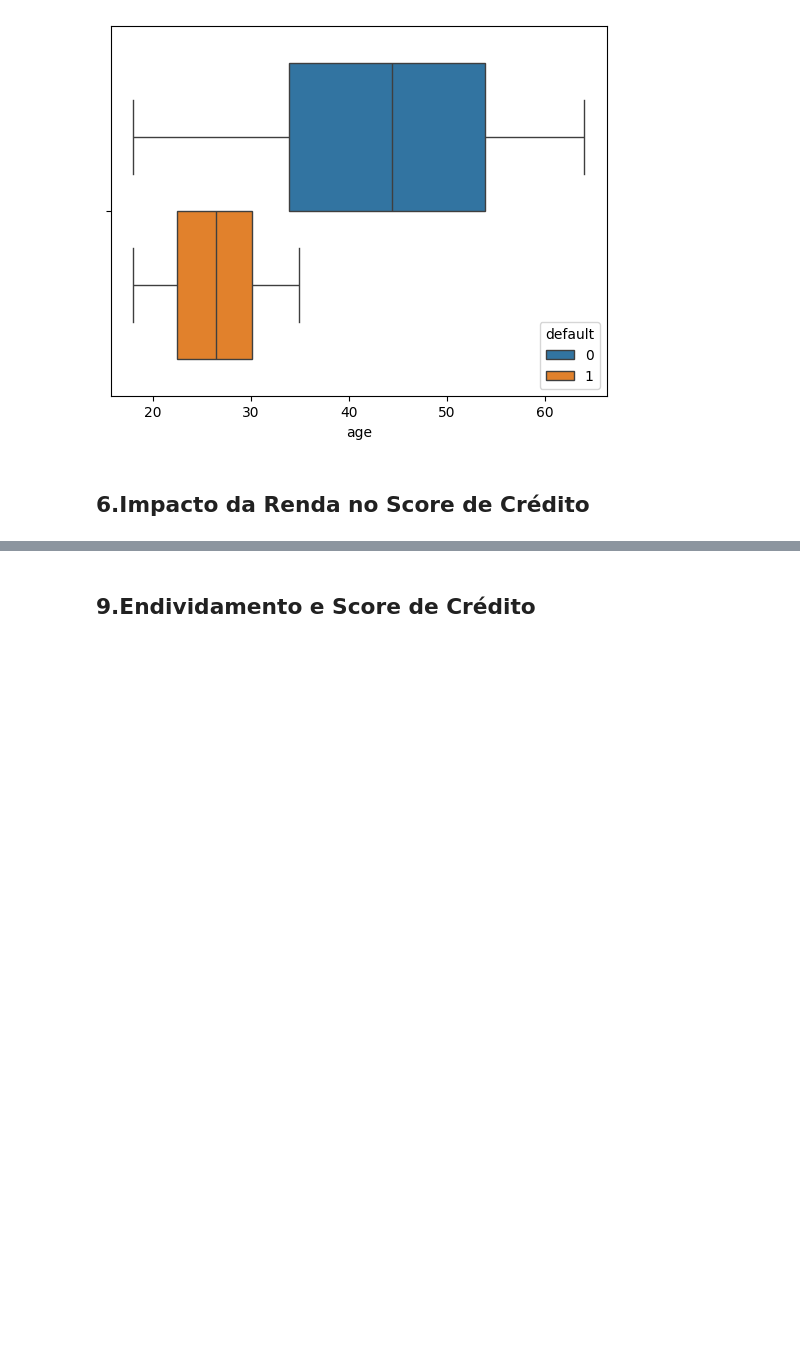
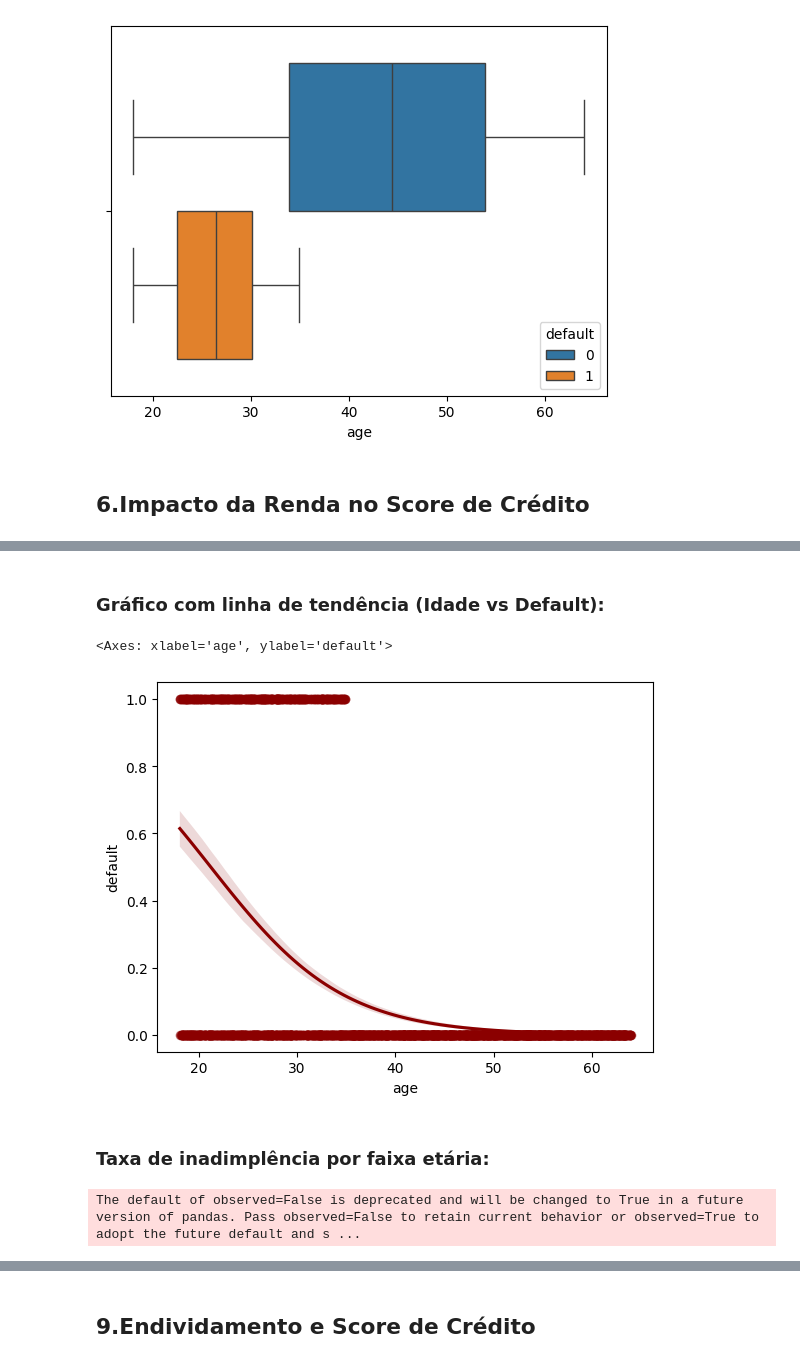
Before and after one commit to LMVieira2/Machine-Learning-Fatec-Matao, a Jupyter notebook: Atividade_Participação_Lucas.ipynb, the cells around one changed output, grey strips where cells are left out. Saved outputs shown, nothing was run; the diff lists cells and outputs as text; code cells hidden in the pictures; blank space fills up the shorter version.

```diff
--- a/Atividade_Participação_Lucas.ipynb
+++ b/Atividade_Participação_Lucas.ipynb
@@ -325,0 +413,9 @@ sns.scatterplot(data=credit_dataframe, x='income', y='default', hue='default');
+# %% [markdown]
+### Gráfico com linha de tendência (Idade vs Default):
+# %%
+sns.regplot(x='age', y='default', data=credit_dataframe, logistic=True, color='darkred', scatter_kws={'alpha':0.5})
+# %% [output]
+<Axes: xlabel='age', ylabel='default'>
+[figure, added]
+# %% [markdown]
+### Taxa de inadimplência por faixa etária:
@@ -325,0 +426,4 @@ sns.scatterplot(data=credit_dataframe, x='income', y='default', hue='default');
+# %%
+default_rates = credit_dataframe.groupby('age_group')['default'].mean()
+# %% [output]
+The default of observed=False is deprecated and will be changed to True in a future version of pandas. Pass observed=False to retain current behavior or observed=True to adopt the future default and s ...
```
Also changed, not shown: parts of 27 cells of this notebook.
